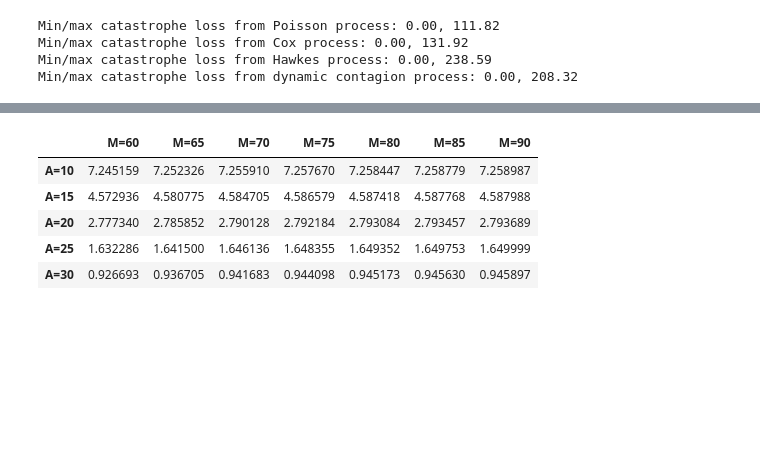
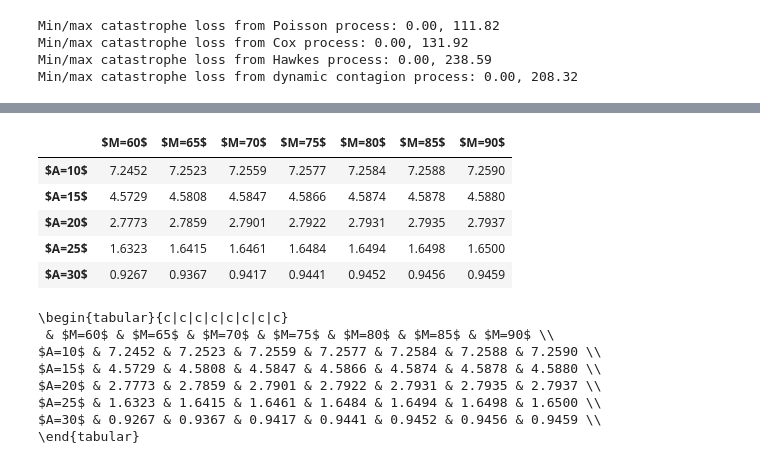
Before and after one commit to Pat-Laub/catastrophe-reinsurance-pricing-compound-point-process, a Jupyter notebook: notebooks/test_reinsurance.ipynb, the cells around one changed output, grey strips where cells are left out. Drawn from its saved outputs; the diff is of its cells as text; code cells hidden in the pictures; blank space fills up the shorter version.

```diff
--- a/notebooks/test_reinsurance.ipynb
+++ b/notebooks/test_reinsurance.ipynb
@@ -235,11 +247,22 @@ plot_num_cats(num_cats_poisson, num_cats_cox, num_cats_hawkes, num_cats_dcp)
+# %%
+ROUNDING = 4
 # %%
-prices_poisson = calculate_prices(V_T, L_T, int_r_t, C_T_poisson, markup)
-prices_poisson
+prices_poisson = calculate_prices(V_T, L_T, int_r_t, C_T_poisson, markup).round(ROUNDING)
+display(prices_poisson)
+print(prices_poisson.style.to_latex().replace("00 ", " ").replace("lrrrrrrr", "c|c|c|c|c|c|c|c"))
 # %% [output]
-|  | M=60 | M=65 | M=70 | M=75 | M=80 | M=85 | M=90 |
-| A=10 | 7.245159 | 7.252326 | 7.255910 | 7.257670 | 7.258447 | 7.258779 | 7.258987 |
-| A=15 | 4.572936 | 4.580775 | 4.584705 | 4.586579 | 4.587418 | 4.587768 | 4.587988 |
-| A=20 | 2.777340 | 2.785852 | 2.790128 | 2.792184 | 2.793084 | 2.793457 | 2.793689 |
-| A=25 | 1.632286 | 1.641500 | 1.646136 | 1.648355 | 1.649352 | 1.649753 | 1.649999 |
-| A=30 | 0.926693 | 0.936705 | 0.941683 | 0.944098 | 0.945173 | 0.945630 | 0.945897 |
+|  | $M=60$ | $M=65$ | $M=70$ | $M=75$ | $M=80$ | $M=85$ | $M=90$ |
+| $A=10$ | 7.2452 | 7.2523 | 7.2559 | 7.2577 | 7.2584 | 7.2588 | 7.2590 |
+| $A=15$ | 4.5729 | 4.5808 | 4.5847 | 4.5866 | 4.5874 | 4.5878 | 4.5880 |
+| $A=20$ | 2.7773 | 2.7859 | 2.7901 | 2.7922 | 2.7931 | 2.7935 | 2.7937 |
+| $A=25$ | 1.6323 | 1.6415 | 1.6461 | 1.6484 | 1.6494 | 1.6498 | 1.6500 |
+| $A=30$ | 0.9267 | 0.9367 | 0.9417 | 0.9441 | 0.9452 | 0.9456 | 0.9459 |
+\begin{tabular}{c|c|c|c|c|c|c|c}
+ & $M=60$ & $M=65$ & $M=70$ & $M=75$ & $M=80$ & $M=85$ & $M=90$ \\
+$A=10$ & 7.2452 & 7.2523 & 7.2559 & 7.2577 & 7.2584 & 7.2588 & 7.2590 \\
+$A=15$ & 4.5729 & 4.5808 & 4.5847 & 4.5866 & 4.5874 & 4.5878 & 4.5880 \\
+$A=20$ & 2.7773 & 2.7859 & 2.7901 & 2.7922 & 2.7931 & 2.7935 & 2.7937 \\
+$A=25$ & 1.6323 & 1.6415 & 1.6461 & 1.6484 & 1.6494 & 1.6498 & 1.6500 \\
+$A=30$ & 0.9267 & 0.9367 & 0.9417 & 0.9441 & 0.9452 & 0.9456 & 0.9459 \\
+\end{tabular}
 # %%
```
Also changed, not shown: parts of 5 cells of this notebook, 3 other files.
